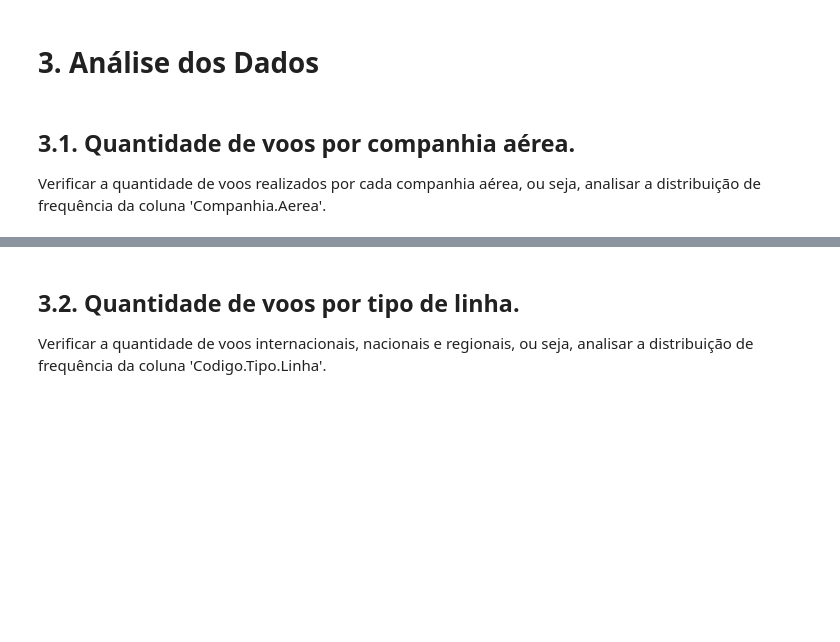
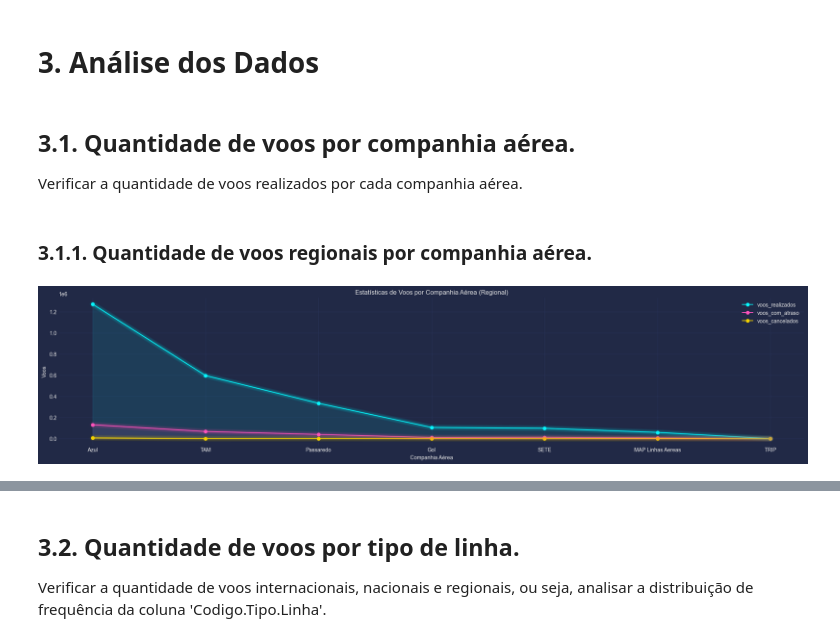
Before and after one commit to rderoncio/a3_bigdata_analisedados, a Jupyter notebook: A3/anac_análise_exploratória.ipynb, the cells around one changed output, grey strips where cells are left out. Drawn from its saved outputs; the diff is of its cells as text; code cells hidden in the pictures; blank space fills up the shorter version.

Commit message:
teste cyberpunk

```diff
--- a/A3/anac_análise_exploratória.ipynb
+++ b/A3/anac_análise_exploratória.ipynb
@@ -115 +124,6 @@ for coluna in flights_dataframe.columns:
+# %%
+flights_dataframe['companhia_aerea'] = flights_dataframe.apply(
+    lambda row: Utils.nome_companhia_aerea_normalizado(
+        row['companhia_aerea'],
+        ), axis=1)
 # %% [markdown]
@@ -191,6 +205,8 @@ flights_dataframe.fillna(value='', inplace=True)
 # %%
 flights_dataframe = flights_dataframe.reindex(columns=Utils.nomes_colunas(), index=None)
 flights_dataframe.drop('codigo_justificativa', axis=1, inplace=True)
+
+dataframe = flights_dataframe
 # %% [markdown]
 ### 2.6 Resultado final
 # %%
@@ -223,4 +239,38 @@ pd.DataFrame(data=values, columns=columns).style.set_table_styles([
 # 3. Análise dos Dados
 # %% [markdown]
 ## 3.1. Quantidade de voos por companhia aérea.
-Verificar a quantidade de voos realizados por cada companhia aérea, ou seja, analisar a distribuição de frequência da coluna 'Companhia.Aerea'.
+Verificar a quantidade de voos realizados por cada companhia aérea.
+# %%
+voos_por_cia_area = dataframe.groupby(['companhia_aerea', 'situacao_voo', 'codigo_tipo_linha', 'justificativa_atraso']).agg(
+    voos_realizados=('situacao_voo', lambda x: ((x == 'Realizado') & (dataframe['justificativa_atraso'] == '')).sum()),
+    voos_com_atraso=('situacao_voo', lambda x: ((x == 'Realizado') & (dataframe['justificativa_atraso'] != '')).sum()),
+    voos_cancelados=('situacao_voo', lambda x: (x == 'Cancelado').sum())
+).sort_values(
+    by=['voos_realizados', 'voos_com_atraso', 'voos_cancelados'],
+    ascending=False)
+# %% [markdown]
+### 3.1.1. Quantidade de voos regionais por companhia aérea.
+# %%
+dados_grafico = voos_por_cia_area\
+    .reset_index()\
+    .loc[voos_por_cia_area.reset_index()['codigo_tipo_linha'] == 'Regional']\
+    .groupby('companhia_aerea')\
+    .agg(
+        voos_realizados=('voos_realizados', 'sum'),
+        voos_com_atraso=('voos_com_atraso', 'sum'),
+        voos_cancelados=('voos_cancelados', 'sum')
+).sort_values(by=['voos_realizados', 'voos_com_atraso', 'voos_cancelados'], ascending=False)
+
+fig, ax = plt.subplots(figsize=(25,5))
+dados_grafico.plot(kind='line', ax=ax, marker='o')
+
+ax.set_title('Estatísticas de Voos por Companhia Aérea (Regional)')
+ax.set_xlabel('Companhia Aérea')
+ax.set_ylabel('Voos')
+plt.style.use("cyberpunk")
+mplcyberpunk.add_glow_effects()
+plt.show()
+
+del dados_grafico
+# %% [output]
+[figure, added]
```
Also changed, not shown: parts of 10 cells of this notebook, 1 other file.
